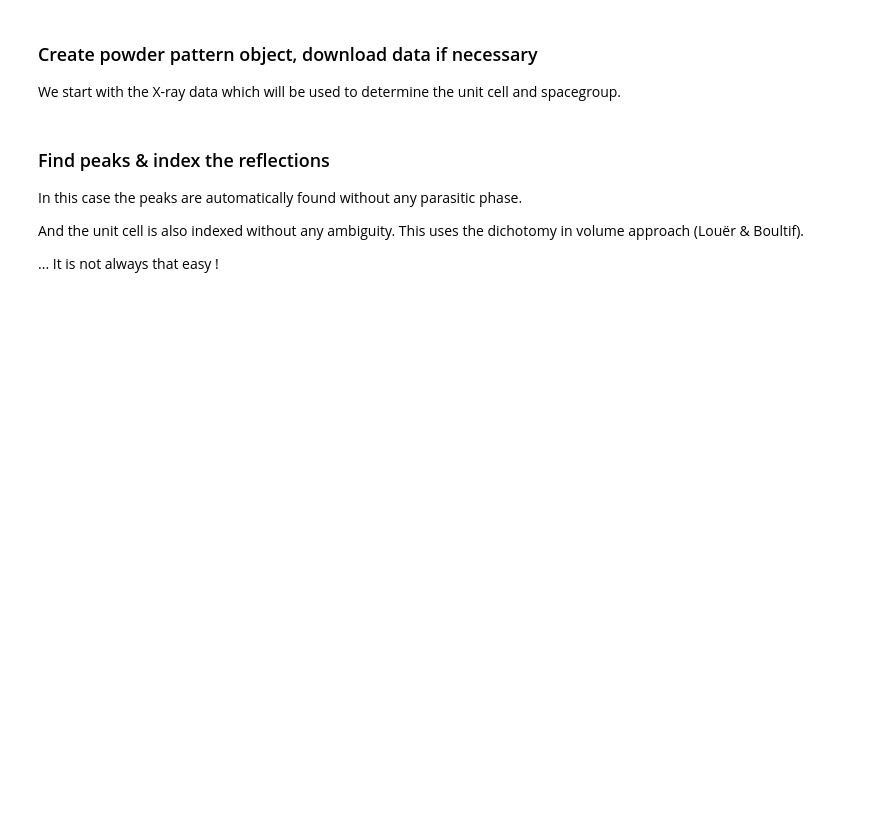
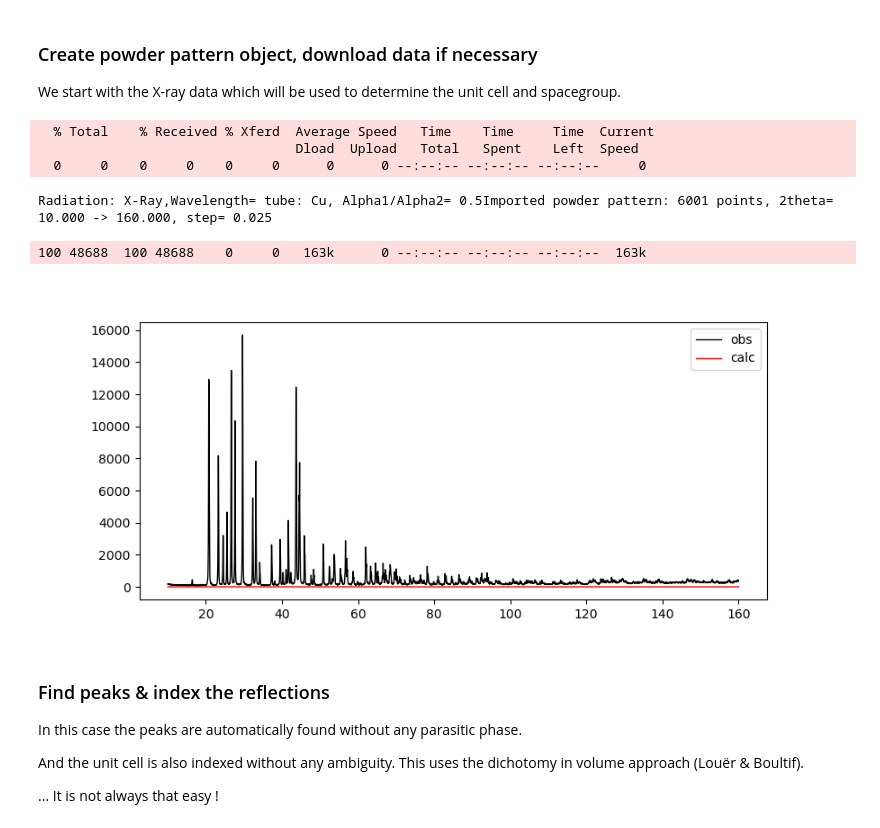
Before and after one commit to diffpy/pyobjcryst, a Jupyter notebook: examples/structure-solution-powder-pbso4.ipynb, the cells around one changed output. Cells and saved outputs as stored; diff of their text form; code cells hidden in the pictures; blank space fills up the shorter version.

```diff
--- a/examples/structure-solution-powder-pbso4.ipynb
+++ b/examples/structure-solution-powder-pbso4.ipynb
@@ -38,12 +38,23 @@ from pyobjcryst.io import xml_cryst_file_save_global
 We start with the X-ray data which will be used to determine the unit cell and spacegroup.
 # %%
 px = PowderPattern()
-if not os.path.exists("pbso4-x.dat"):
-    os.system("curl -o pbso4-x.dat https://raw.githubusercontent.com/vincefn/objcryst/master/Fox/example/tutorial-pbso4/xray.dat")
-px.ImportPowderPatternFullprof("pbso4-x.dat")
+
+data_dir = "./data"
+x_path = os.path.join(data_dir, "pbso4-x.dat")
+if not os.path.exists(x_path):
+    os.system("curl -o {} https://raw.githubusercontent.com/vincefn/objcryst/master/Fox/example/tutorial-pbso4/xray.dat".format(x_path))
+px.ImportPowderPatternFullprof(x_path)
+
 px.SetWavelength("Cu")  # Valid strings for X-ray tubes are "Cu", "CuA1",...
 print(px.GetRadiation()) # Better check the string was understood
 px.plot()
+# %% [output]
+  % Total    % Received % Xferd  Average Speed   Time    Time     Time  Current
+                                 Dload  Upload   Total   Spent    Left  Speed
+  0     0    0     0    0     0      0      0 --:--:-- --:--:-- --:--:--     0
+Radiation: X-Ray,Wavelength= tube: Cu, Alpha1/Alpha2= 0.5Imported powder pattern: 6001 points, 2theta= 10.000 -> 160.000, step= 0.025
+100 48688  100 48688    0     0   163k      0 --:--:-- --:--:-- --:--:--  163k
+[figure, added]
 # %% [markdown]
 ### Find peaks & index the reflections
 In this case the peaks are automatically found without any parasitic phase.
```
Also changed, not shown: parts of 11 cells of this notebook, 8 other files.
